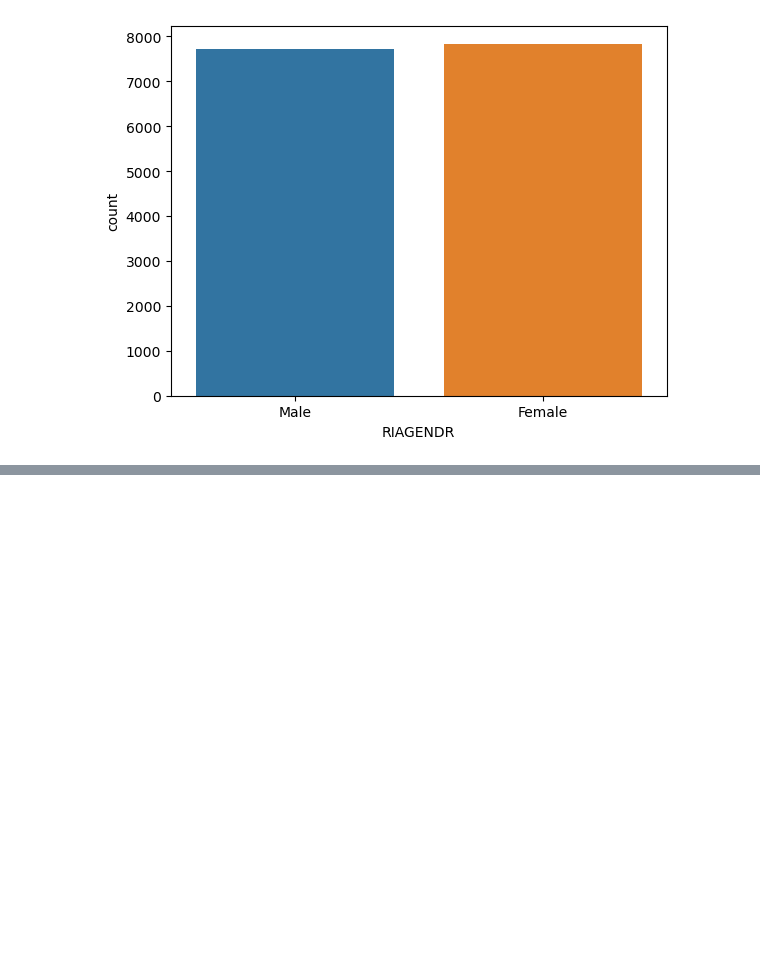
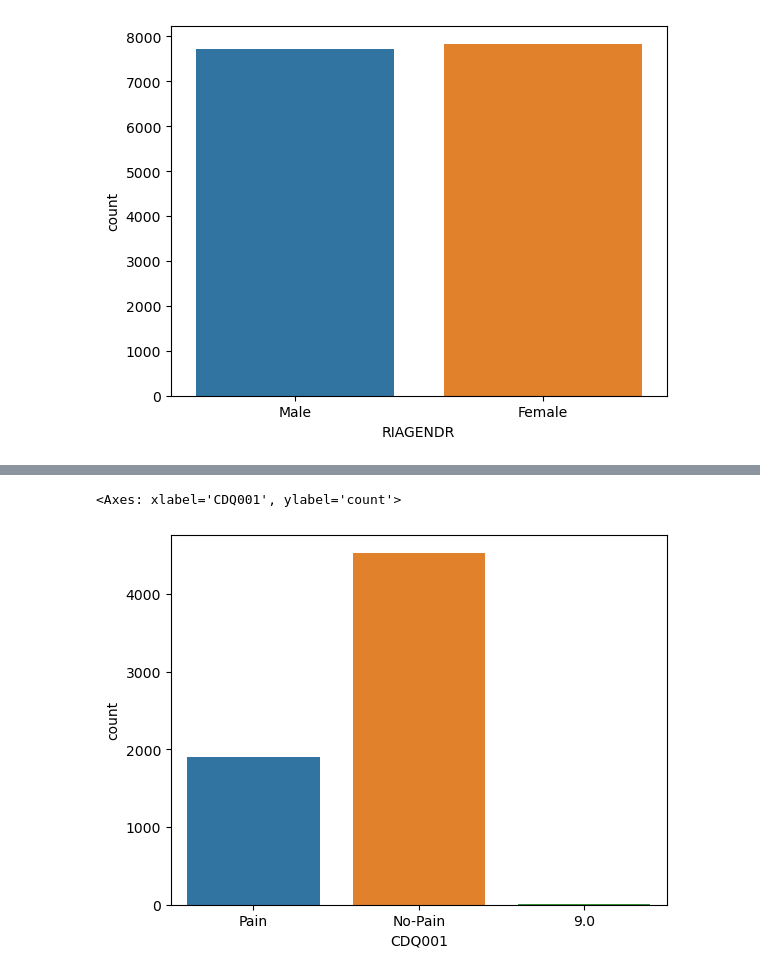
Before and after one commit to ManavGora/ML_House, a Jupyter notebook: nhanes_dataset_prediction.ipynb, the cells around one changed output, grey strips where cells are left out. Cells and saved outputs as stored; diff of their text form; code cells hidden in the pictures; blank space fills up the shorter version.

```diff
--- a/nhanes_dataset_prediction.ipynb
+++ b/nhanes_dataset_prediction.ipynb
@@ -44,3 +44,5 @@ sns.countplot(data, x='RIAGENDR')
 # %% [output]
 <Axes: xlabel='RIAGENDR', ylabel='count'>
 [figure]
+# %%
+data_heart = pd.read_csv('data_cardio.csv')
@@ -46,0 +83,2 @@ sns.countplot(data, x='RIAGENDR')
+# %%
+data_heart.replace({'CDQ001':{1.0:'Pain',2.0:'No-Pain'}}, inplace=True)
@@ -46,0 +94,5 @@ sns.countplot(data, x='RIAGENDR')
+# %%
+sns.countplot(data_heart, x='CDQ001')
+# %% [output]
+<Axes: xlabel='CDQ001', ylabel='count'>
+[figure, added]
```
Also changed, not shown: parts of 5 cells of this notebook.
